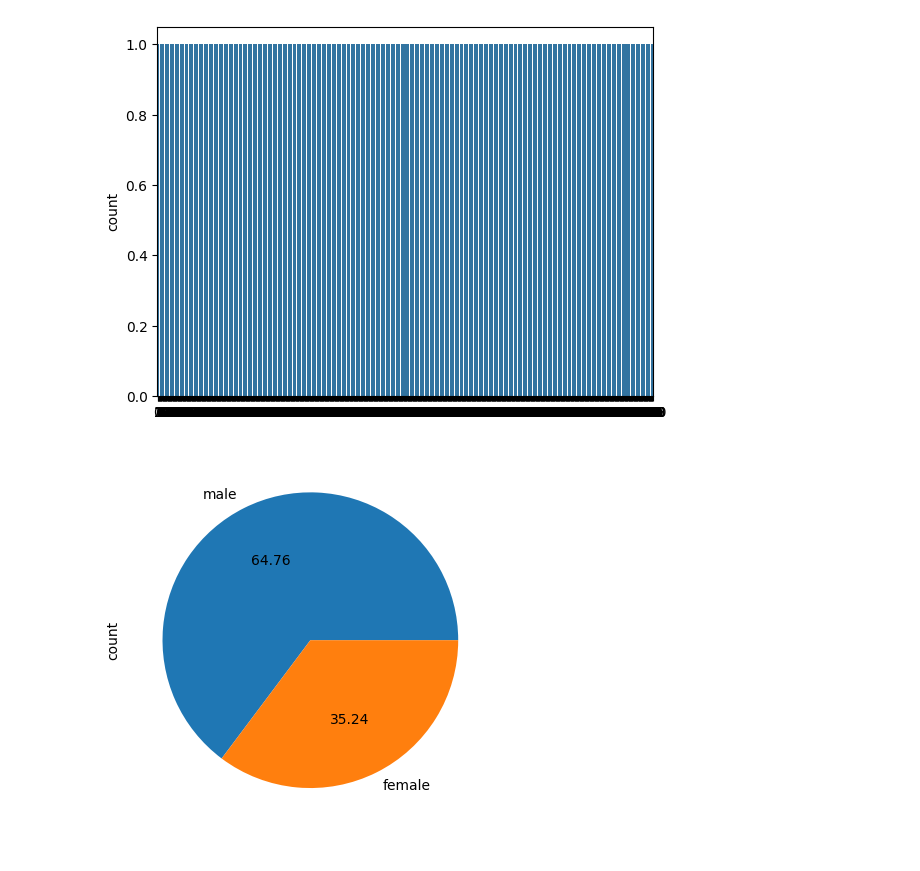
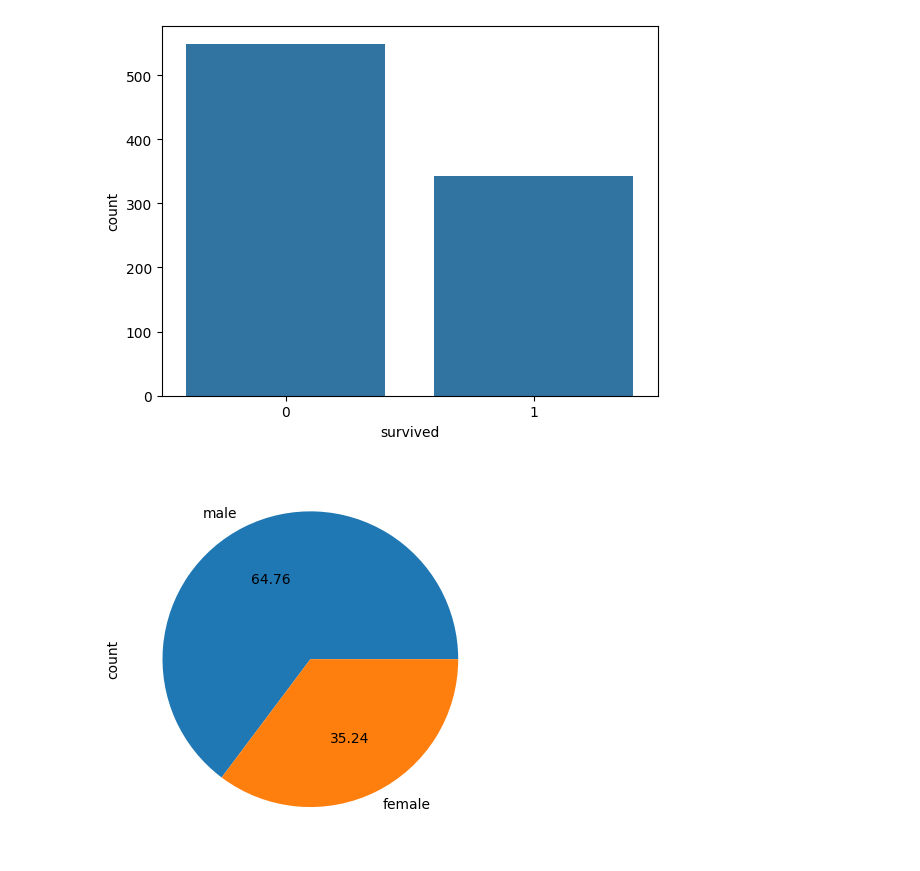
Before and after one commit to Vishwajeet-Londhe/SPPU-CSE-SEM6-Codes, a Jupyter notebook: DSBDA/9.ipynb, the cells around one changed output. Drawn from its saved outputs; the diff is of its cells as text; code cells hidden in the pictures.

Commit message:
DSBDA 9 inbuilt dataset

```diff
--- a/DSBDA/9/9.ipynb
+++ b/DSBDA/9.ipynb
@@ -6,13 +6,13 @@ import seaborn as sns
 from seaborn import load_dataset
 # %%
 #titanic dataset
-data = pd.read_csv("titanic_Dataset.csv")
+dataset = sns.load_dataset('titanic')
 # %%
 #tips dataset
 tips = load_dataset("tips")
 # %%
-sns.countplot(data['Survived'])
+sns.countplot(x='survived', data=dataset)
 plt.show()
 # %% [output]
-[figure, old version]
+[figure, new version]
 # %%
```
Also changed, not shown: parts of 1 cell of this notebook, 1 other file.
